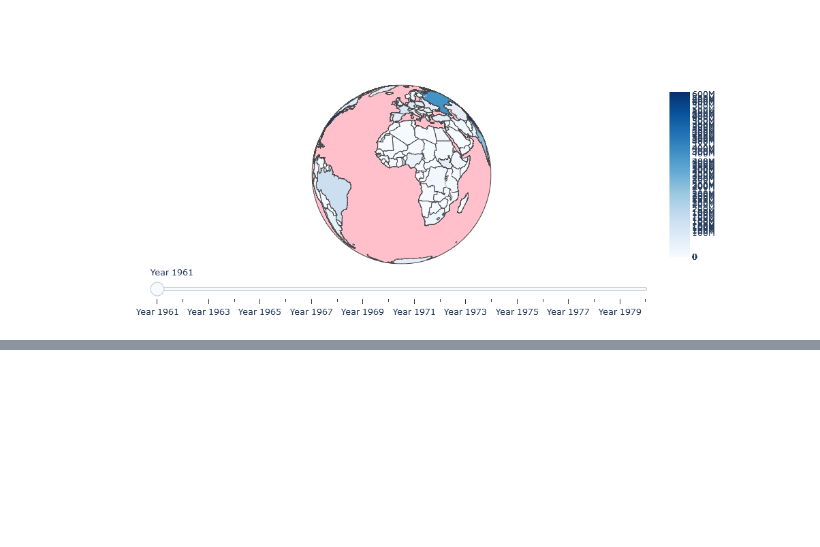
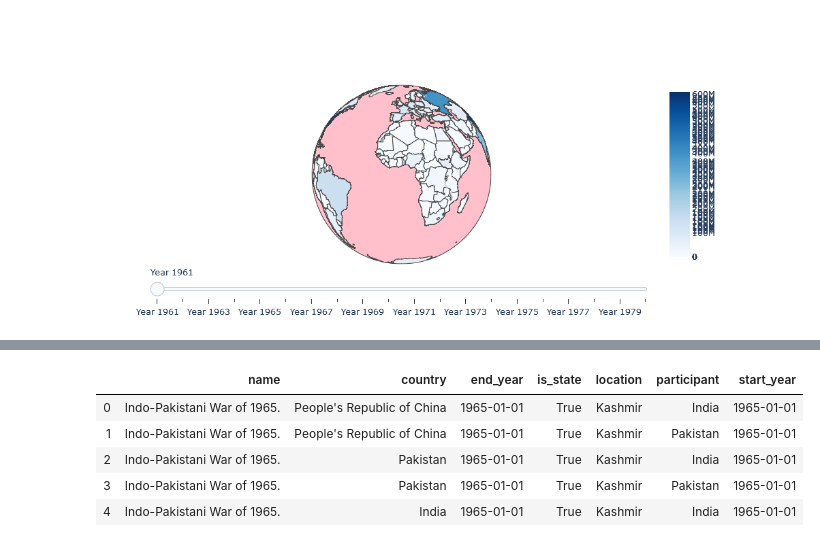
Before and after one commit to pull-fiction/make-crops-not-war, a Jupyter notebook: notebooks/Maps.ipynb, the cells around one changed output, grey strips where cells are left out. Cells and saved outputs as stored; diff of their text form; code cells hidden in the pictures; blank space fills up the shorter version.

```diff
--- a/notebooks/Maps.ipynb
+++ b/notebooks/Maps.ipynb
@@ -176,0 +222,9 @@ plotly.offline.iplot(fig3)
+# %%
+final_wars_df.head()
+# %% [output]
+|  | name | country | end_year | is_state | location | participant | start_year |
+| 0 | Indo-Pakistani War of 1965. | People's Republic of China | 1965-01-01 | True | Kashmir | India | 1965-01-01 |
+| 1 | Indo-Pakistani War of 1965. | People's Republic of China | 1965-01-01 | True | Kashmir | Pakistan | 1965-01-01 |
+| 2 | Indo-Pakistani War of 1965. | Pakistan | 1965-01-01 | True | Kashmir | India | 1965-01-01 |
+| 3 | Indo-Pakistani War of 1965. | Pakistan | 1965-01-01 | True | Kashmir | Pakistan | 1965-01-01 |
+| 4 | Indo-Pakistani War of 1965. | India | 1965-01-01 | True | Kashmir | India | 1965-01-01 |
```
Also changed, not shown: parts of 14 cells of this notebook, 3 other files.
